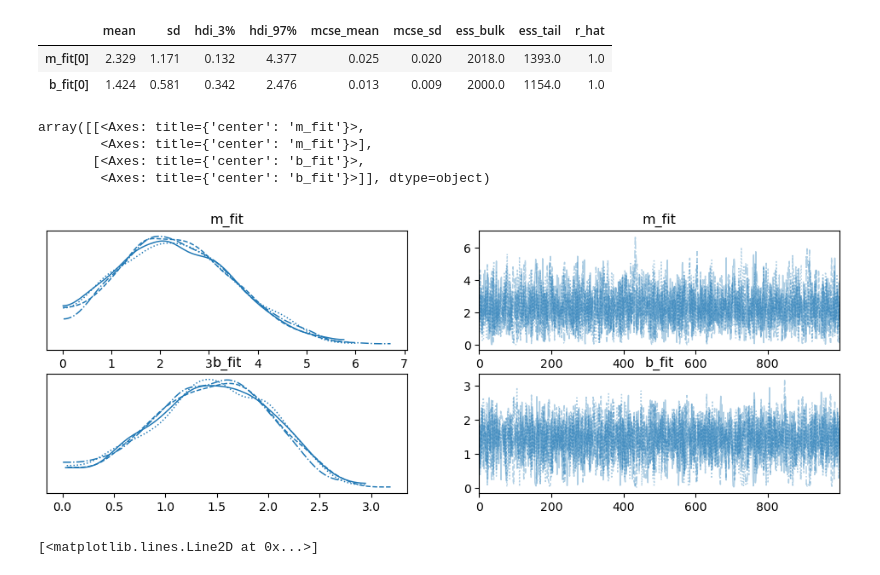
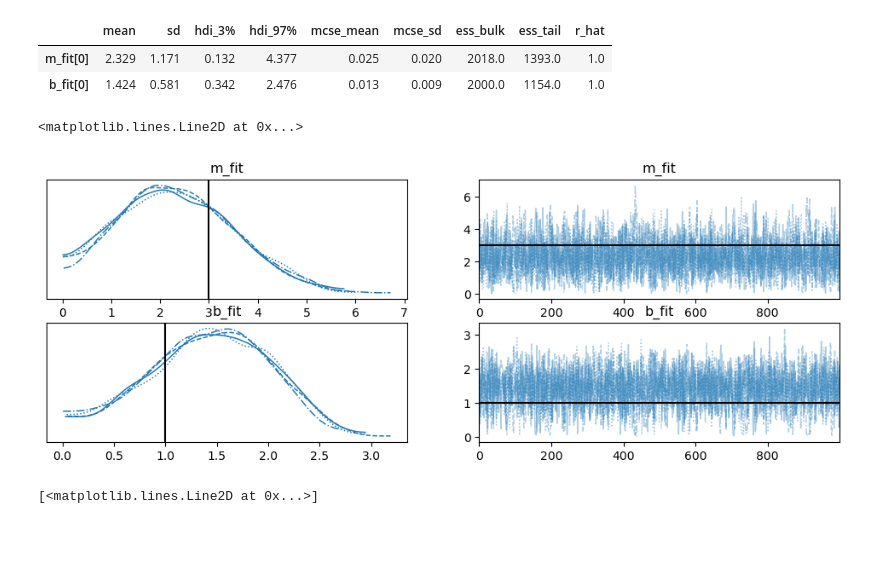
Before and after one commit to corcoted/corcoted.github.io, a Jupyter notebook: _drafts/ODRtest.ipynb, the cells around one changed output. Cells and saved outputs as stored; diff of their text form; code cells hidden in the pictures; blank space fills up the shorter version.

```diff
--- a/_drafts/ODRtest.ipynb
+++ b/_drafts/ODRtest.ipynb
@@ -153,14 +153,15 @@ az.summary(idata,var_names=['m_fit','b_fit'])
 |  | mean | sd | hdi_3% | hdi_97% | mcse_mean | mcse_sd | ess_bulk | ess_tail | r_hat |
 | m_fit[0] | 2.329 | 1.171 | 0.132 | 4.377 | 0.025 | 0.020 | 2018.0 | 1393.0 | 1.0 |
 | b_fit[0] | 1.424 | 0.581 | 0.342 | 2.476 | 0.013 | 0.009 | 2000.0 | 1154.0 | 1.0 |
-# %%
-az.plot_trace(idata,var_names=['m_fit','b_fit'])
-# %% [output]
-array([[<Axes: title={'center': 'm_fit'}>,
-        <Axes: title={'center': 'm_fit'}>],
-       [<Axes: title={'center': 'b_fit'}>,
-        <Axes: title={'center': 'b_fit'}>]], dtype=object)
-[figure, removed]
+# %%
+axs=az.plot_trace(idata,var_names=['m_fit','b_fit'])
+axs[0,0].axvline(m,color='k')
+axs[1,0].axvline(b,color='k')
+axs[0,1].axhline(m,color='k')
+axs[1,1].axhline(b,color='k')
+# %% [output]
+<matplotlib.lines.Line2D at 0x...>
+[figure, added]
 # %%
 axes=az.plot_pair(idata,var_names=['m_fit','b_fit'],marginals=True,point_estimate='median')
 axes[1,0].plot(m,b,'rx') # HACK manually plot ground truth
```
Also changed, not shown: parts of 7 cells of this notebook.
